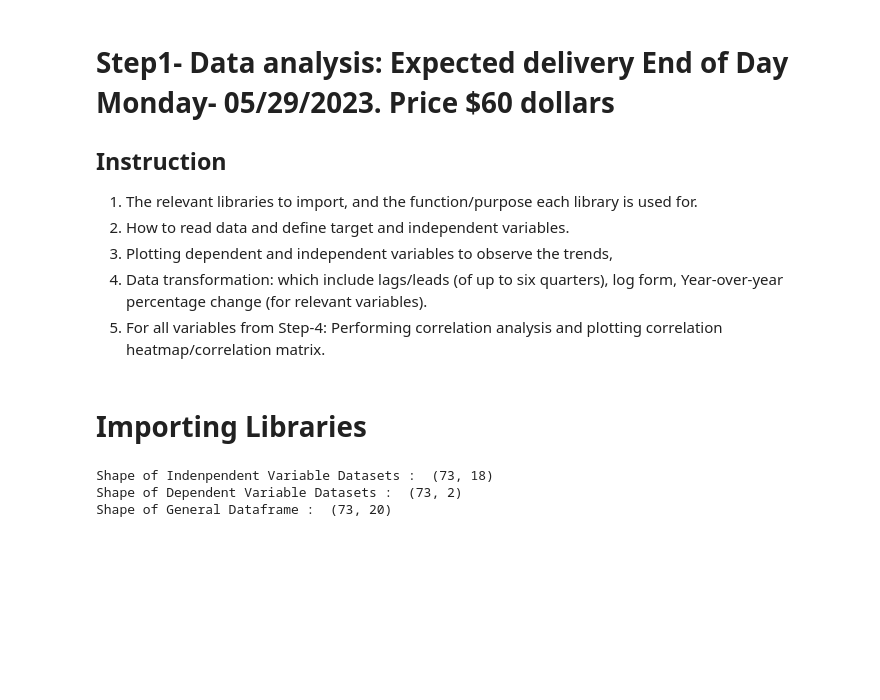
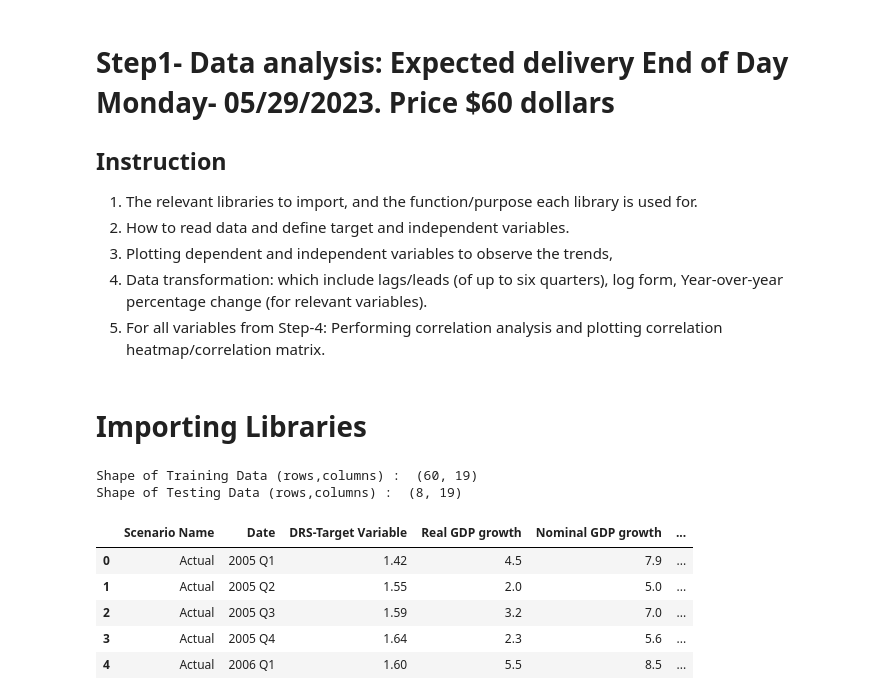
Before and after one commit to iffishells/Fractional-logistic-Model, a Jupyter notebook: milestone1.ipynb, the cells around one changed output. Cells and saved outputs as stored; diff of their text form; code cells hidden in the pictures; blank space fills up the shorter version.

```diff
--- a/milestone1.ipynb
+++ b/milestone1.ipynb
@@ -15,22 +12,0 @@ import pandas as pd
-# %%
-
-# Read the XML file
-df_ind = pd.read_csv('Datasets/indepenent_variable.csv')
-df_ind = df_ind.iloc[0:-1]
-df_depnd = pd.read_csv('Datasets/depent_variable.csv')
-
-print('Shape of Indenpendent Variable Datasets : ',df_ind.shape)
-print('Shape of Dependent Variable Datasets : ',df_depnd.shape)
-
-
-df_ind['observation_date'] = df_depnd['observation_date']
-df_ind['DRSFRMACBS'] = df_depnd['DRSFRMACBS']
-
-# General Dataframe contain both Independent variable and Dependent variable
-Gen_df = df_ind
-
-print('Shape of General Dataframe : ',Gen_df.shape)
-# %% [output]
-Shape of Indenpendent Variable Datasets :  (73, 18)
-Shape of Dependent Variable Datasets :  (73, 2)
-Shape of General Dataframe :  (73, 20)
@@ -37,3 +22,18 @@ Shape of General Dataframe :  (73, 20)
+# %%
+print('Shape of Training Data (rows,columns) : ',df_training.shape)
+print('Shape of Testing Data (rows,columns) : ',df_testing.shape)
+# %% [output]
+Shape of Training Data (rows,columns) :  (60, 19)
+Shape of Testing Data (rows,columns) :  (8, 19)
+# %%
+df_training.head(5)
+# %% [output]
+|  | Scenario Name | Date | DRS-Target Variable | Real GDP growth | Nominal GDP growth | ... |
+| 0 | Actual | 2005 Q1 | 1.42 | 4.5 | 7.9 | ... |
+| 1 | Actual | 2005 Q2 | 1.55 | 2.0 | 5.0 | ... |
+| 2 | Actual | 2005 Q3 | 1.59 | 3.2 | 7.0 | ... |
+| 3 | Actual | 2005 Q4 | 1.64 | 2.3 | 5.6 | ... |
+| 4 | Actual | 2006 Q1 | 1.60 | 5.5 | 8.5 | ... |
 # %% [markdown]
 # Data
 ## Features information
```
Also changed, not shown: parts of 17 cells of this notebook, 11 other files.
